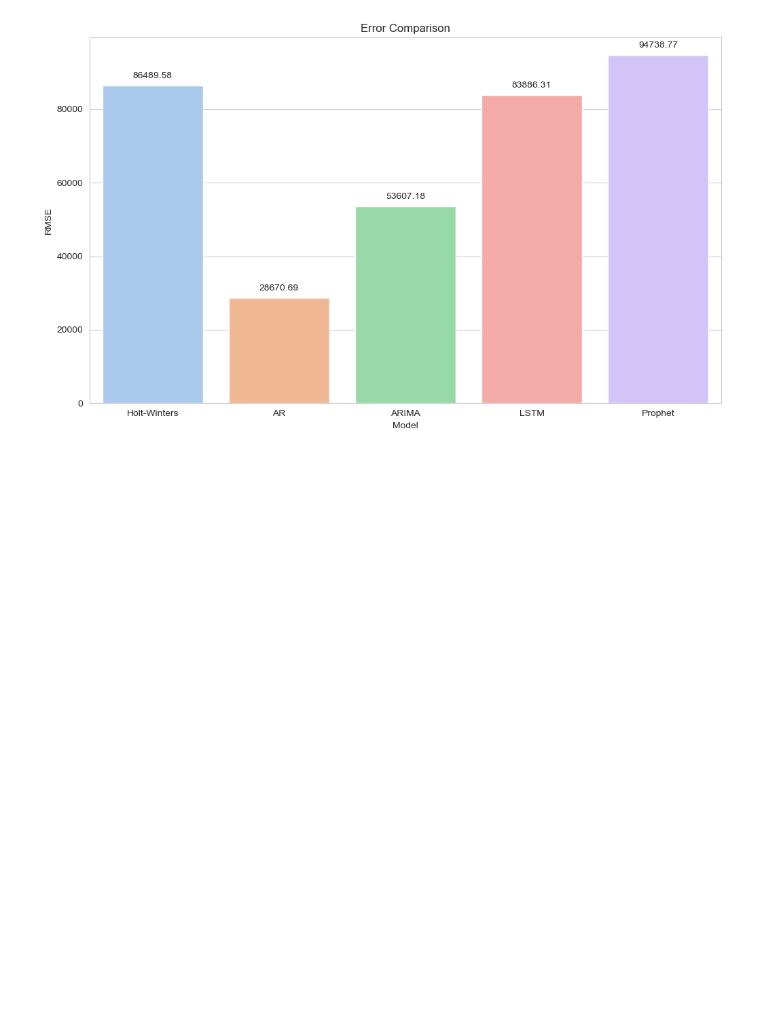
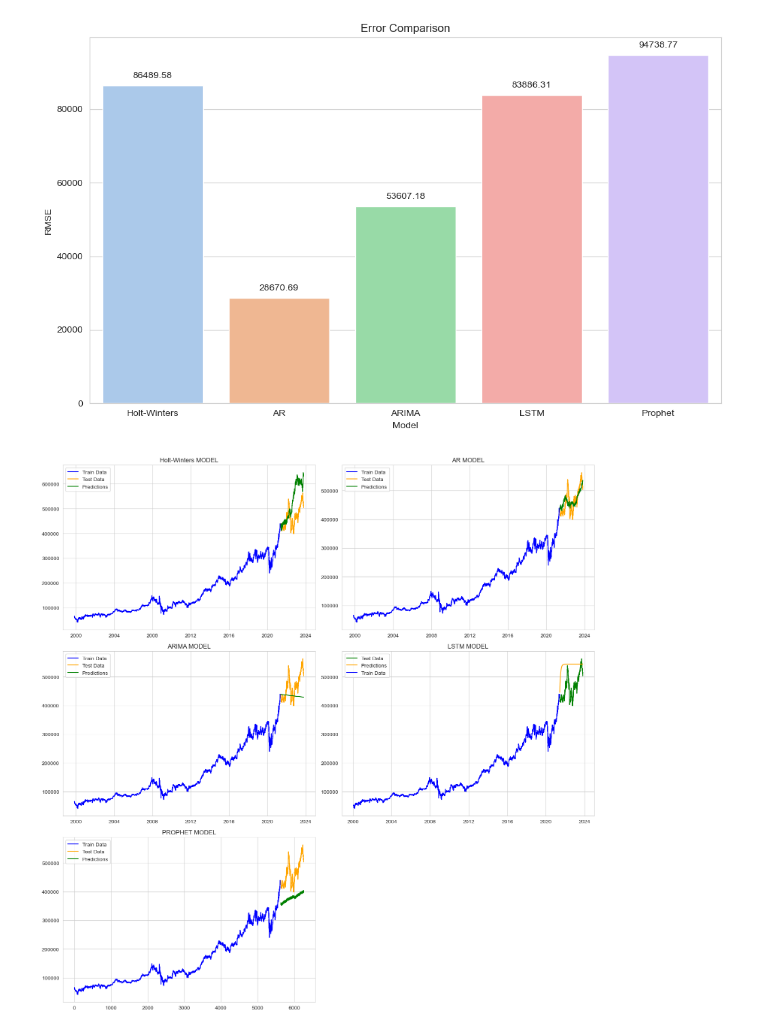
Before and after one commit to BerkaySarpkaya/Stock-Price-Combined-Models, a Jupyter notebook: Berkshire-EDA-Modeling.ipynb, the cells around one changed output. Saved outputs shown, nothing was run; the diff lists cells and outputs as text; code cells hidden in the pictures; blank space fills up the shorter version.

```diff
--- a/Berkshire-EDA-Modeling.ipynb
+++ b/Berkshire-EDA-Modeling.ipynb
@@ -742,3 +742,49 @@ Passing `palette` without assigning `hue` is deprecated and will be removed in v
 
   ax = sns.barplot(data=Mod_Err, x="Model", y="RMSE", palette="pastel")
 [figure]
+# %%
+fig, axs = plt.subplots(3, 2, figsize=(15, 15))
+
+# 1st Graph
+axs[0, 0].plot(train_data, label='Train Data', color='blue')
+axs[0, 0].plot(test_data, label='Test Data', color='orange')
+axs[0, 0].plot(test_pred, label='Predictions', color='green')
+axs[0, 0].legend(loc='upper left')
+axs[0, 0].set_title('Holt-Winters MODEL')
+
+# 2nd Graph
+axs[0, 1].plot(train_data, label='Train Data', color='blue')
+axs[0, 1].plot(test_data, label='Test Data', color='orange')
+axs[0, 1].plot(pred_ar1, label='Predictions', color='green')
+axs[0, 1].legend(loc='upper left')
+axs[0, 1].set_title('AR MODEL')
+
+# 3rd Graph
+axs[1, 0].plot(train_data, label='Train Data', color='blue')
+axs[1, 0].plot(test_data, label='Test Data', color='orange')
+axs[1, 0].plot(forecast, label='Predictions', color='green')
+axs[1, 0].legend(loc='upper left')
+axs[1, 0].set_title('ARIMA MODEL')
+
+# 4th Graph
+axs[1, 1].plot(test_vs_pred["Close"], label='Test Data', color='green')
+axs[1, 1].plot(test_vs_pred["Future_Preds"], label='Predictions', color='orange')
+axs[1, 1].plot(train_vs_pred["Close"], label='Train Data', color='blue')
+axs[1, 1].legend(loc='upper left')
+axs[1, 1].set_title('LSTM MODEL')
+
+# 5th Graph
+axs[2, 0].plot(train_data_prophet["y"], label='Train Data', color='blue')
+axs[2, 0].plot(test_data_prophet["y"], label='Test Data', color='orange')
+axs[2, 0].plot(pred_fb.iloc[p:]["yhat"], label='Predictions', color='green')
+axs[2, 0].legend(loc='upper left')
+axs[2, 0].set_title('PROPHET MODEL')
+
+# Deleting the empty ax
+axs[2, 1].axis('off')
+
+plt.tight_layout()
+plt.savefig(os.path.join("Images", "All Models.png"))
+plt.show()
+# %% [output]
+[figure, added]
```
Also changed, not shown: parts of 2 cells of this notebook.
